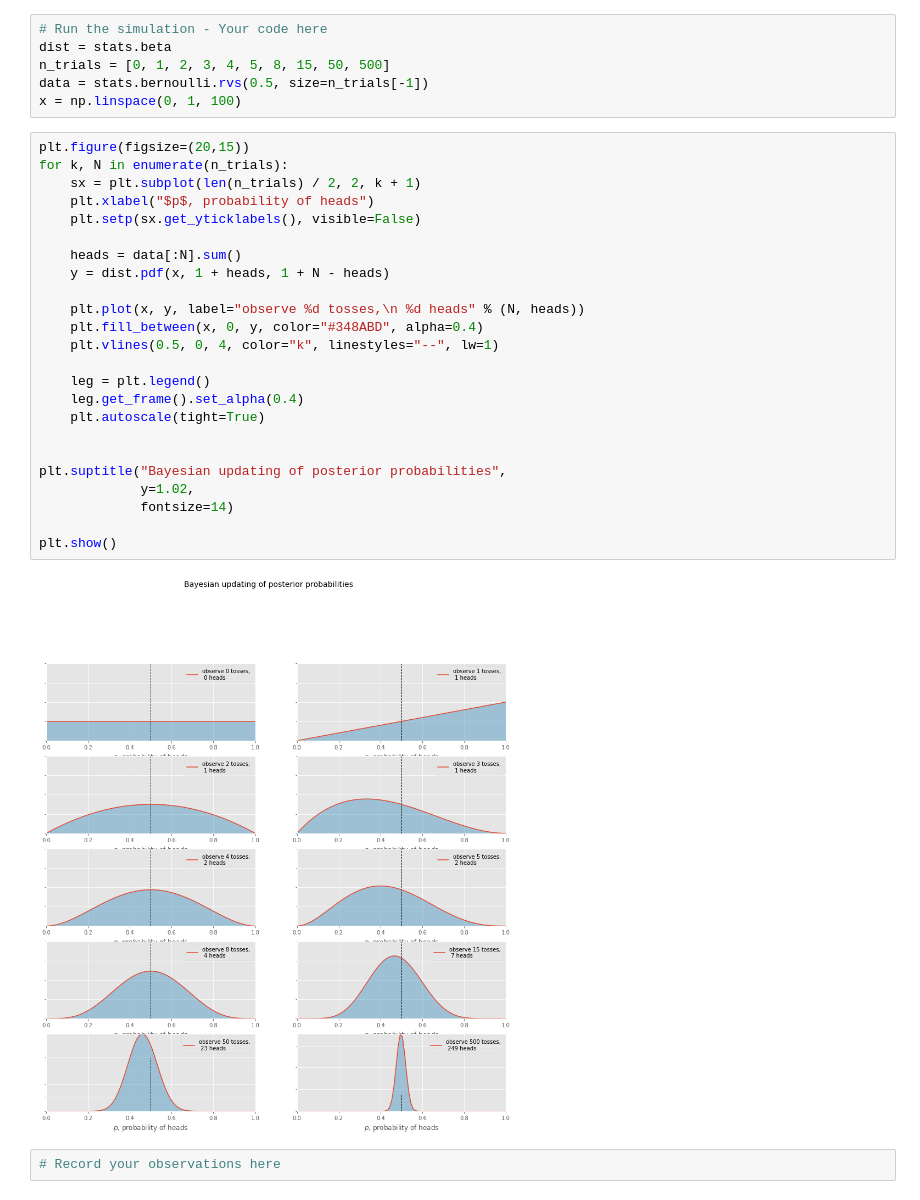
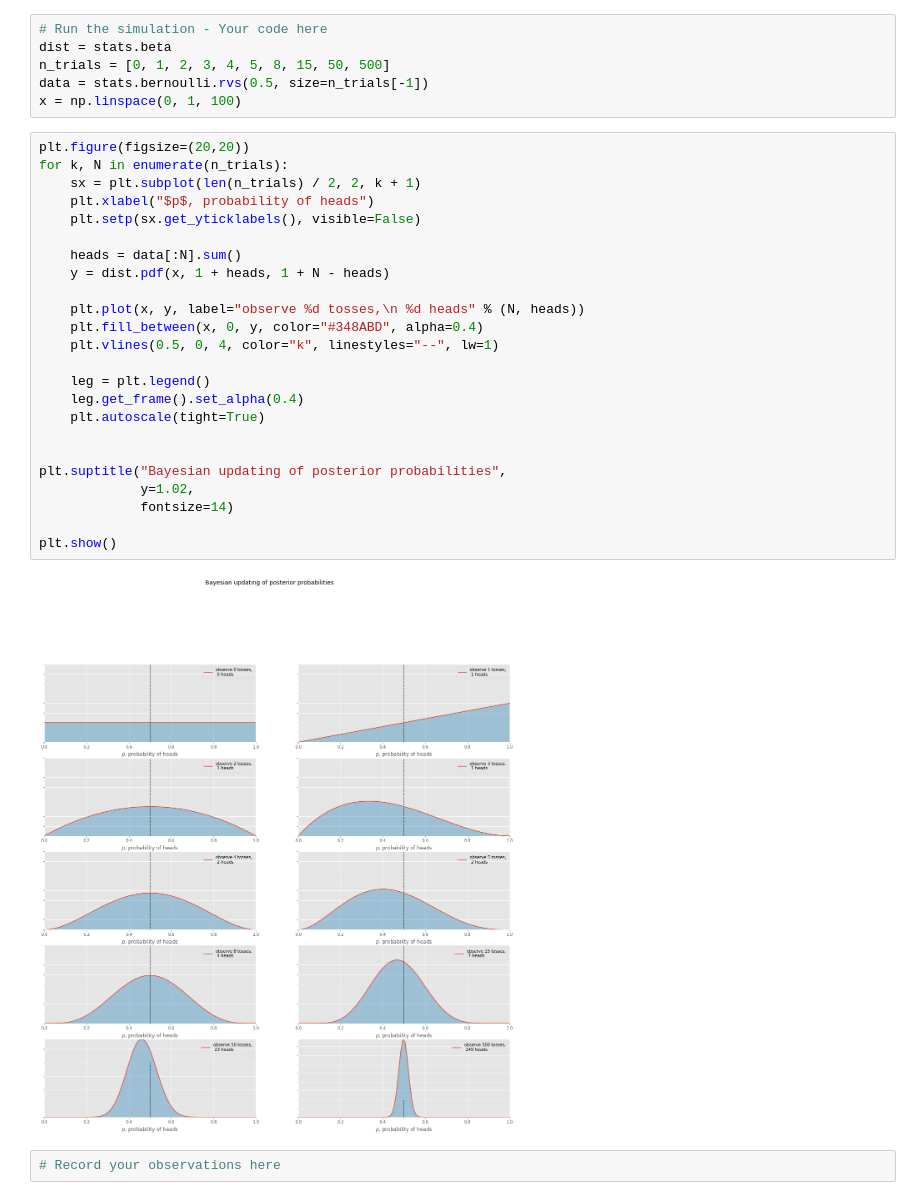
Before and after one commit to briansrebrenik/dsc-2-21-14-bayesian-frameowork-lab-nyc-career-ds-102218, a Jupyter notebook: index.ipynb, the cells around one changed output. Saved outputs shown, nothing was run; the diff lists cells and outputs as text.

```diff
--- a/index.ipynb
+++ b/index.ipynb
@@ -45,31 +45,31 @@ n_trials = [0, 1, 2, 3, 4, 5, 8, 15, 50, 500]
 data = stats.bernoulli.rvs(0.5, size=n_trials[-1])
 x = np.linspace(0, 1, 100)
 # %%
-plt.figure(figsize=(20,15))
+plt.figure(figsize=(20,20))
 for k, N in enumerate(n_trials):
     sx = plt.subplot(len(n_trials) / 2, 2, k + 1)
     plt.xlabel("$p$, probability of heads")
     plt.setp(sx.get_yticklabels(), visible=False)
 
     heads = data[:N].sum()
     y = dist.pdf(x, 1 + heads, 1 + N - heads)
 
     plt.plot(x, y, label="observe %d tosses,\n %d heads" % (N, heads))
     plt.fill_between(x, 0, y, color="#348ABD", alpha=0.4)
     plt.vlines(0.5, 0, 4, color="k", linestyles="--", lw=1)
 
     leg = plt.legend()
     leg.get_frame().set_alpha(0.4)
     plt.autoscale(tight=True)
 
 
 plt.suptitle("Bayesian updating of posterior probabilities",
              y=1.02,
              fontsize=14)
 
 plt.show()
 # %% [output]
-[figure, old version]
+[figure, new version]
 # %%
 # Record your observations here
 # %% [markdown]
```
